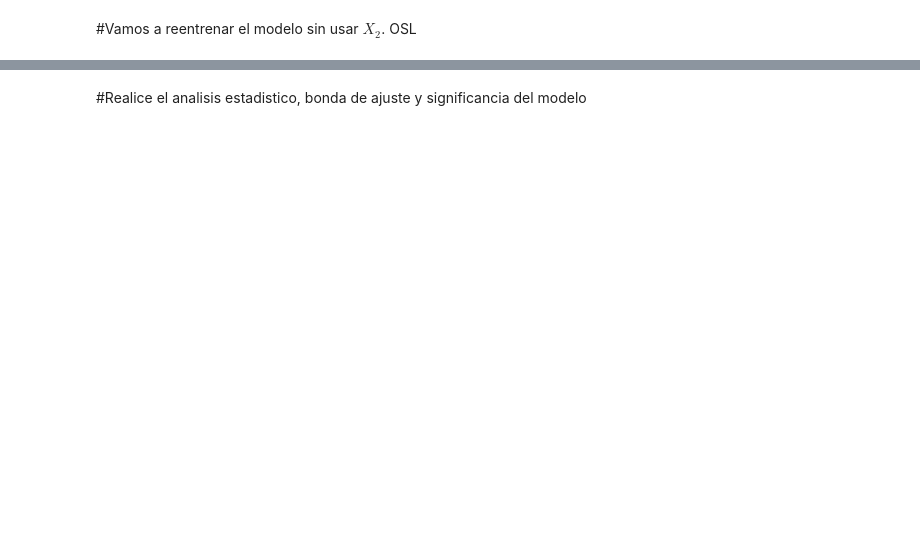
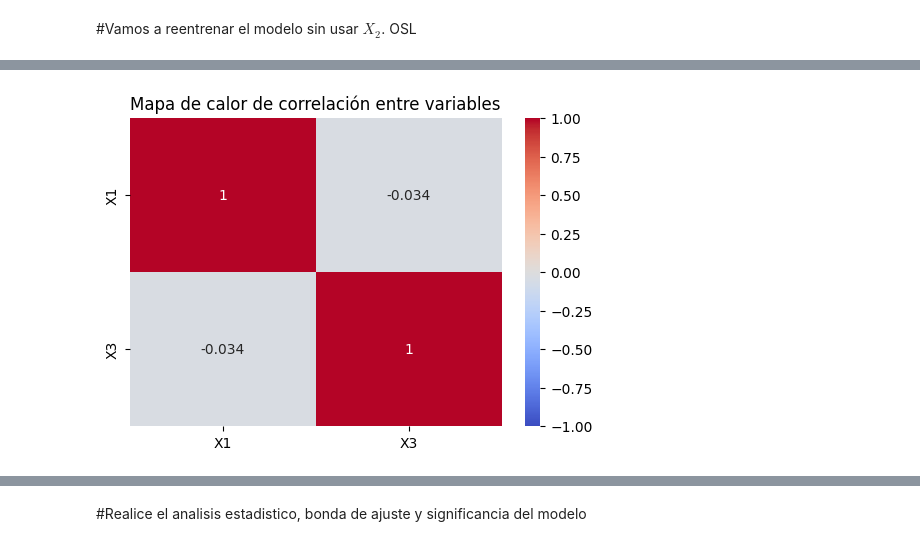
Before and after one commit to wilszon/Clase-Inteligencia-Artificial, a Jupyter notebook: Fundamento_Cuaderno_13A_Introducción_a_Regresión_lineal.ipynb, the cells around one changed output, grey strips where cells are left out. Cells and saved outputs as stored; diff of their text form; code cells hidden in the pictures; blank space fills up the shorter version.

```diff
--- a/Fundamento_Cuaderno_13A_Introducción_a_Regresión_lineal.ipynb
+++ b/Fundamento_Cuaderno_13A_Introducción_a_Regresión_lineal.ipynb
@@ -478,0 +511,9 @@ fig.show()
+# %%
+# Crear datos sintéticos
+np.random.seed(42)
+X1 = np.random.rand(100)
+X3 = np.random.rand(100)
+y =(5 * X1 + 2 * X3 + np.random.normal(0, 0.1, 100))*10
+
+df = pd.DataFrame({'X1': X1, 'X3': X3})
+df[:10]
@@ -478,0 +571,14 @@ fig.show()
+# %%
+import seaborn as sns
+import matplotlib.pyplot as plt
+
+# Calcular la matriz de correlación
+corr_matrix = df.corr()
+
+# Graficar el heatmap
+plt.figure(figsize=(6, 4))
+sns.heatmap(corr_matrix, annot=True, cmap='coolwarm', vmin=-1, vmax=1)
+plt.title("Mapa de calor de correlación entre variables")
+plt.show()
+# %% [output]
+[figure, added]
```
Also changed, not shown: parts of 29 cells of this notebook.
